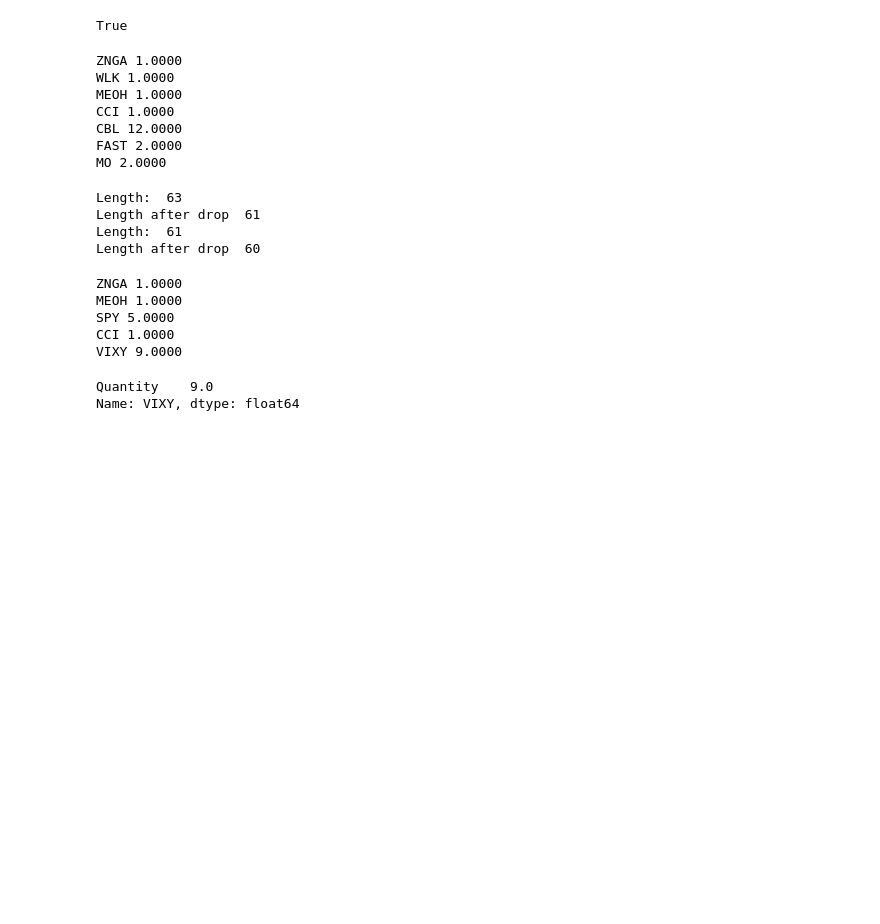
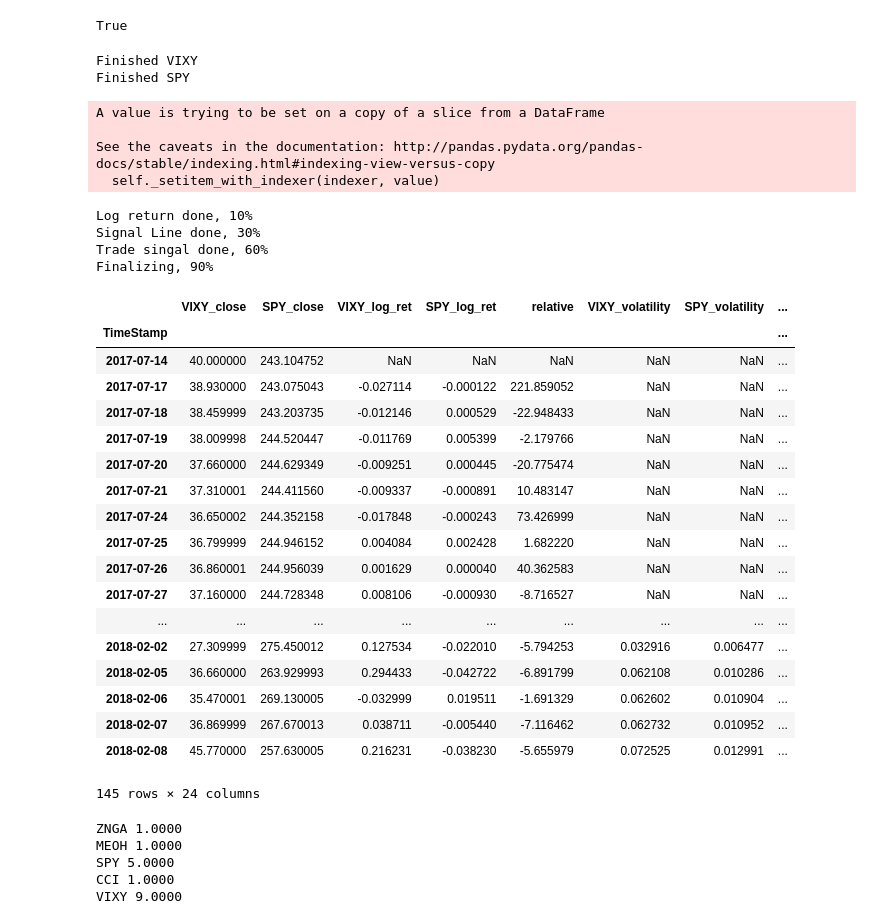
Before and after one commit to doudoujia/My_Trader, a Jupyter notebook: Untitled.ipynb, the cells around one changed output. Drawn from its saved outputs; the diff is of its cells as text; code cells hidden in the pictures; blank space fills up the shorter version.

```diff
--- a/Untitled.ipynb
+++ b/Untitled.ipynb
@@ -27,20 +27,3 @@ robinhood.my_trader.login_prompt()
 Username: lgyhz123
 ········
 True
-# %%
-stocks, quantity =robinhood.get_my_positions()
-# %% [output]
-ZNGA 1.0000
-WLK 1.0000
-MEOH 1.0000
-CCI 1.0000
-CBL 12.0000
-FAST 2.0000
-MO 2.0000
-# %%
-port = robinhood.get_protfolio(stocks, quantity)
-# %% [output]
-Length:  63
-Length after drop  61
-Length:  61
-Length after drop  60
@@ -50,3 +30,35 @@ open_price = float(robinhood.my_trader.quote_data("VIXY")['adjusted_previous_clo
+# %%
+pair_trade("VIXY","SPY",1500)
+# %% [output]
+Finished VIXY
+Finished SPY
+A value is trying to be set on a copy of a slice from a DataFrame
+
+See the caveats in the documentation: http://pandas.pydata.org/pandas-docs/stable/indexing.html#indexing-view-versus-copy
+  self._setitem_with_indexer(indexer, value)
+Log return done, 10%
+Signal Line done, 30%
+Trade singal done, 60%
+Finalizing, 90%
+|  | VIXY_close | SPY_close | VIXY_log_ret | SPY_log_ret | relative | VIXY_volatility | SPY_volatility | ... |
+| TimeStamp |  |  |  |  |  |  |  | ... |
+| 2017-07-14 | 40.000000 | 243.104752 | NaN | NaN | NaN | NaN | NaN | ... |
+| 2017-07-17 | 38.930000 | 243.075043 | -0.027114 | -0.000122 | 221.859052 | NaN | NaN | ... |
+| 2017-07-18 | 38.459999 | 243.203735 | -0.012146 | 0.000529 | -22.948433 | NaN | NaN | ... |
+| 2017-07-19 | 38.009998 | 244.520447 | -0.011769 | 0.005399 | -2.179766 | NaN | NaN | ... |
+| 2017-07-20 | 37.660000 | 244.629349 | -0.009251 | 0.000445 | -20.775474 | NaN | NaN | ... |
+| 2017-07-21 | 37.310001 | 244.411560 | -0.009337 | -0.000891 | 10.483147 | NaN | NaN | ... |
+| 2017-07-24 | 36.650002 | 244.352158 | -0.017848 | -0.000243 | 73.426999 | NaN | NaN | ... |
+| 2017-07-25 | 36.799999 | 244.946152 | 0.004084 | 0.002428 | 1.682220 | NaN | NaN | ... |
+| 2017-07-26 | 36.860001 | 244.956039 | 0.001629 | 0.000040 | 40.362583 | NaN | NaN | ... |
+| 2017-07-27 | 37.160000 | 244.728348 | 0.008106 | -0.000930 | -8.716527 | NaN | NaN | ... |
+| ... | ... | ... | ... | ... | ... | ... | ... | ... |
+| 2018-02-02 | 27.309999 | 275.450012 | 0.127534 | -0.022010 | -5.794253 | 0.032916 | 0.006477 | ... |
+| 2018-02-05 | 36.660000 | 263.929993 | 0.294433 | -0.042722 | -6.891799 | 0.062108 | 0.010286 | ... |
+| 2018-02-06 | 35.470001 | 269.130005 | -0.032999 | 0.019511 | -1.691329 | 0.062602 | 0.010904 | ... |
+| 2018-02-07 | 36.869999 | 267.670013 | 0.038711 | -0.005440 | -7.116462 | 0.062732 | 0.010952 | ... |
+| 2018-02-08 | 45.770000 | 257.630005 | 0.216231 | -0.038230 | -5.655979 | 0.072525 | 0.012991 | ... |
+145 rows × 24 columns
 # %%
         positions = robinhood.get_my_positions()
         positions = pd.DataFrame(data=positions[1],index = positions[0],columns=["Quantity"])
@@ -56,8 +68,3 @@ MEOH 1.0000
 SPY 5.0000
 CCI 1.0000
 VIXY 9.0000
-# %%
-positions.loc["VIXY"]
-# %% [output]
-Quantity    9.0
-Name: VIXY, dtype: float64
```
Also changed, not shown: parts of 2 cells of this notebook, 4 other files.
